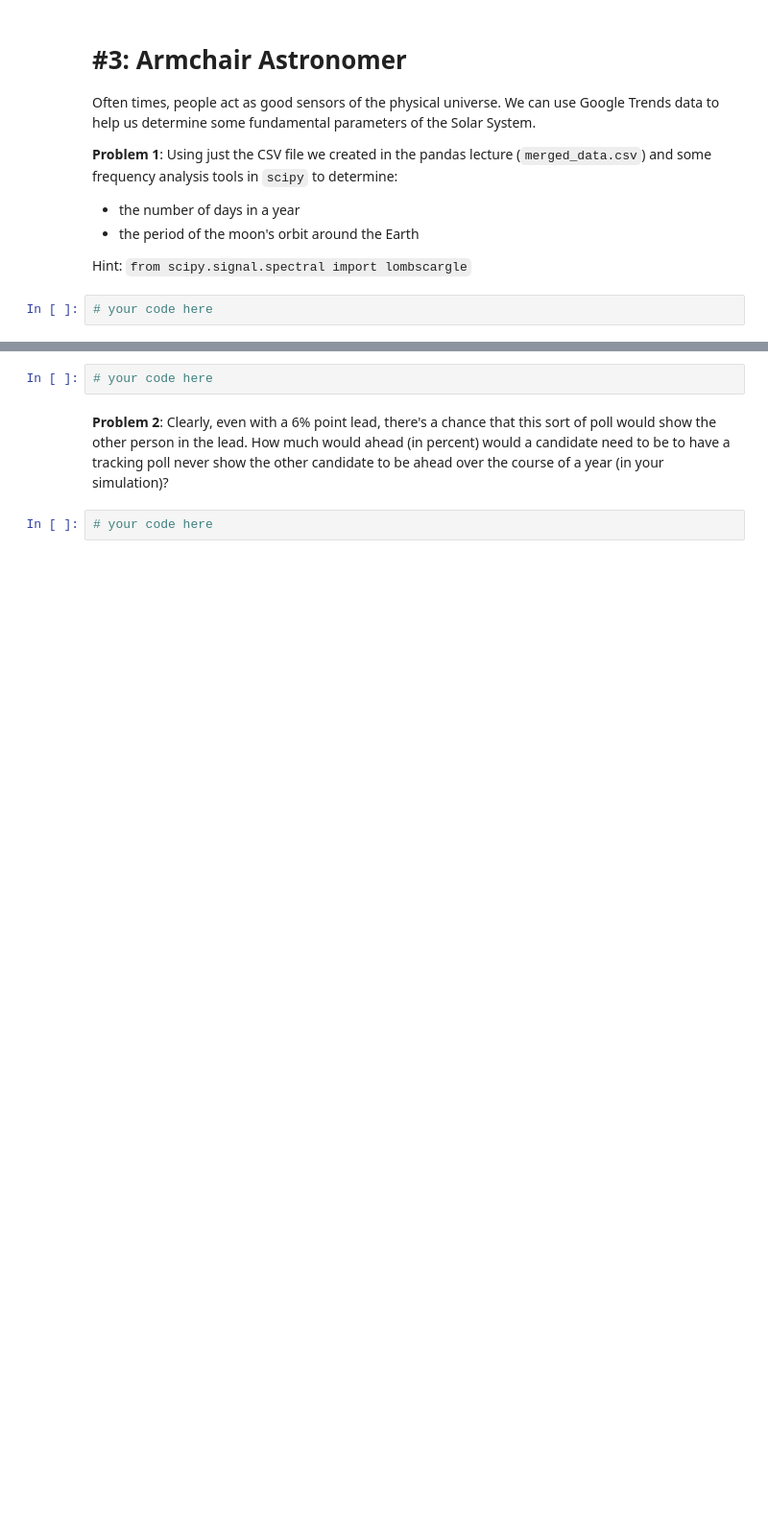
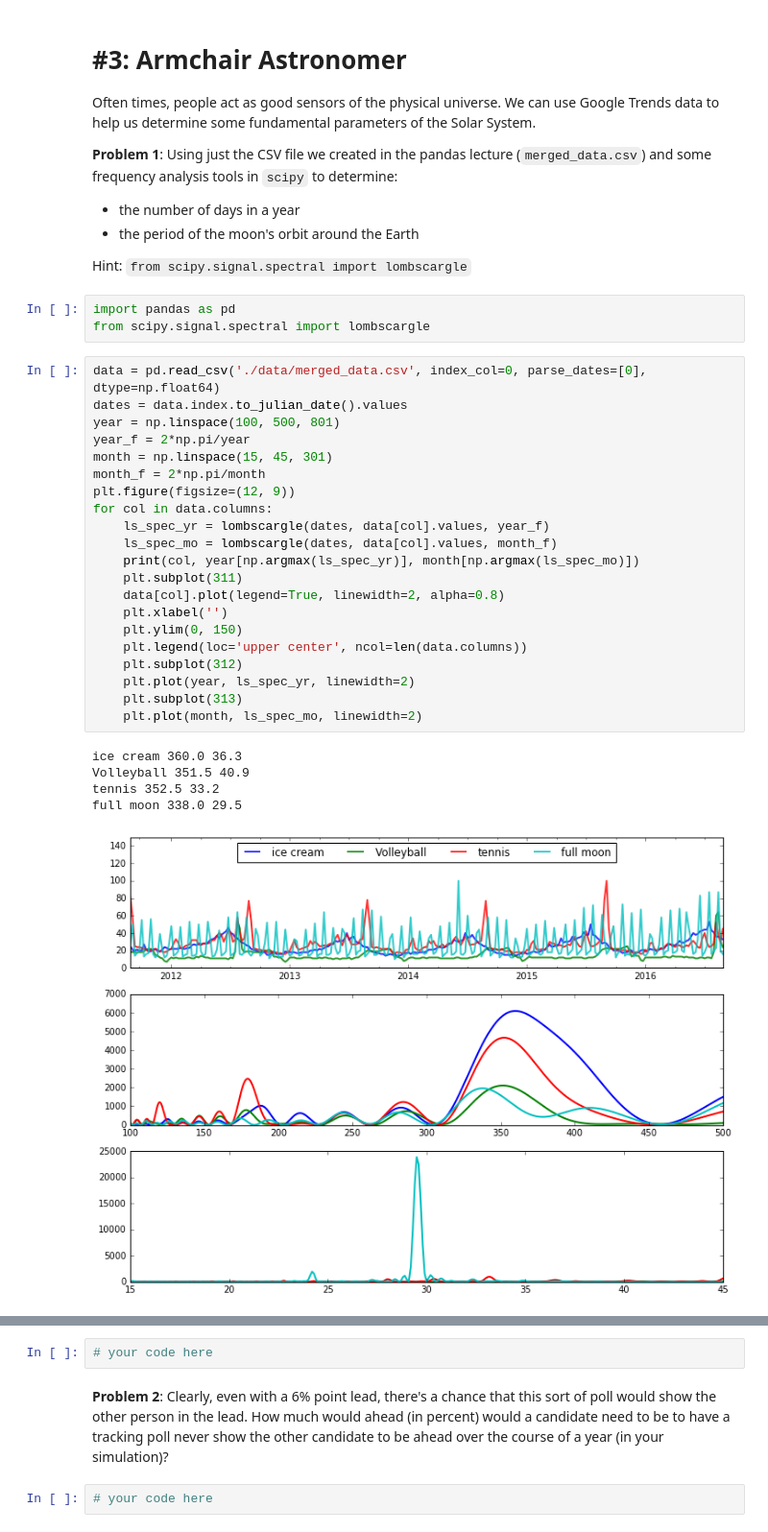
Before and after one commit to sam-dixon/ay250-homework, a Jupyter notebook: hw_1/hw_1_assignment.ipynb, the cells around one changed output, grey strips where cells are left out. Shown at 96% size. Drawn from its saved outputs; the diff is of its cells as text; blank space fills up the shorter version.

```diff
--- a/hw_1/hw_1_assignment.ipynb
+++ b/hw_1/hw_1_assignment.ipynb
@@ -393,8 +394,36 @@ Often times, people act as good sensors of the physical universe. We can use Goo
    - the period of the moon's orbit around the Earth
 
 Hint: `from scipy.signal.spectral import lombscargle`
-# %%
-# your code here
+# %%
+import pandas as pd
+from scipy.signal.spectral import lombscargle
+# %%
+data = pd.read_csv('./data/merged_data.csv', index_col=0, parse_dates=[0], dtype=np.float64)
+dates = data.index.to_julian_date().values
+year = np.linspace(100, 500, 801)
+year_f = 2*np.pi/year
+month = np.linspace(15, 45, 301)
+month_f = 2*np.pi/month
+plt.figure(figsize=(12, 9))
+for col in data.columns:
+    ls_spec_yr = lombscargle(dates, data[col].values, year_f)
+    ls_spec_mo = lombscargle(dates, data[col].values, month_f)
+    print(col, year[np.argmax(ls_spec_yr)], month[np.argmax(ls_spec_mo)])
+    plt.subplot(311)
+    data[col].plot(legend=True, linewidth=2, alpha=0.8)
+    plt.xlabel('')
+    plt.ylim(0, 150)
+    plt.legend(loc='upper center', ncol=len(data.columns))
+    plt.subplot(312)
+    plt.plot(year, ls_spec_yr, linewidth=2)
+    plt.subplot(313)
+    plt.plot(month, ls_spec_mo, linewidth=2)
+# %% [output]
+ice cream 360.0 36.3
+Volleyball 351.5 40.9
+tennis 352.5 33.2
+full moon 338.0 29.5
+[figure, added]
 # %% [markdown]
 # #4: Reproducing some insights about the Election
 
```
Also changed, not shown: parts of 1 cell of this notebook.
